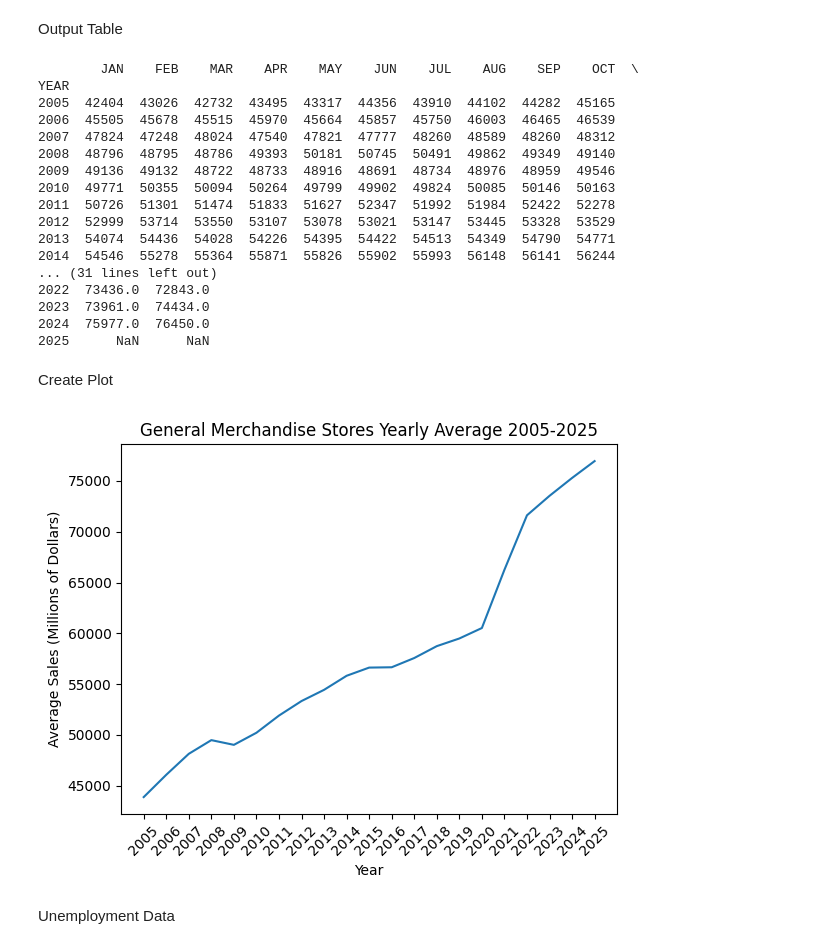
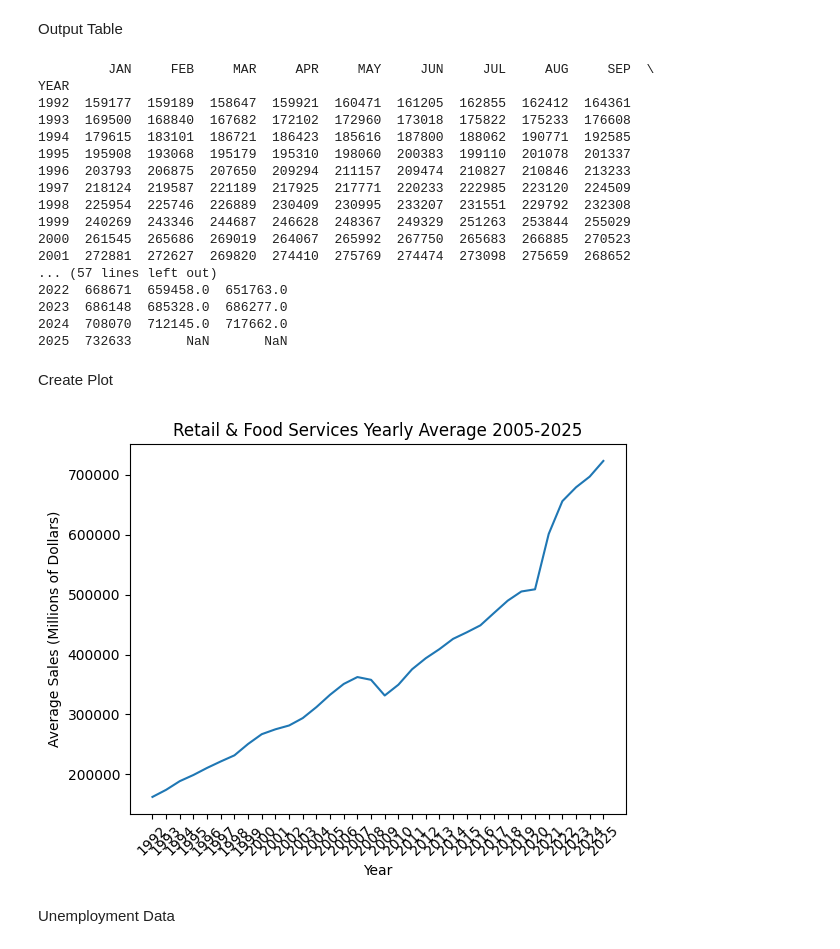
Before and after one commit to AjwadIbnSwalehin/retail-macro-forecasting, a Jupyter notebook: notebooks/general_merchandise.ipynb, the cells around one changed output. Drawn from its saved outputs; the diff is of its cells as text; code cells hidden in the pictures.

```diff
--- a/notebooks/general_merchandise.ipynb
+++ b/notebooks/general_merchandise.ipynb
@@ -17,41 +17,41 @@ from src.analysis_utils import compute_yearly_averages, fit_polynomial_models
 Output Table
 # %%
 # Change the path to what suits your machine
-df = pd.read_csv('../data/general_merchandise_stores_adjusted.csv', index_col = 0)
+df = pd.read_csv('../data/retail_and_food_services_adjusted.csv', index_col = 0)
 print(df)
 # %% [output]
-        JAN    FEB    MAR    APR    MAY    JUN    JUL    AUG    SEP    OCT  \
+         JAN     FEB     MAR     APR     MAY     JUN     JUL     AUG     SEP  \
 YEAR
-2005  42404  43026  42732  43495  43317  44356  43910  44102  44282  45165
-2006  45505  45678  45515  45970  45664  45857  45750  46003  46465  46539
-2007  47824  47248  48024  47540  47821  47777  48260  48589  48260  48312
-2008  48796  48795  48786  49393  50181  50745  50491  49862  49349  49140
-2009  49136  49132  48722  48733  48916  48691  48734  48976  48959  49546
-2010  49771  50355  50094  50264  49799  49902  49824  50085  50146  50163
-2011  50726  51301  51474  51833  51627  52347  51992  51984  52422  52278
-2012  52999  53714  53550  53107  53078  53021  53147  53445  53328  53529
-2013  54074  54436  54028  54226  54395  54422  54513  54349  54790  54771
-2014  54546  55278  55364  55871  55826  55902  55993  56148  56141  56244
-... (31 lines left out)
-2022  73436.0  72843.0
-2023  73961.0  74434.0
-2024  75977.0  76450.0
-2025      NaN      NaN
+1992  159177  159189  158647  159921  160471  161205  162855  162412  164361
+1993  169500  168840  167682  172102  172960  173018  175822  175233  176608
+1994  179615  183101  186721  186423  185616  187800  188062  190771  192585
+1995  195908  193068  195179  195310  198060  200383  199110  201078  201337
+1996  203793  206875  207650  209294  211157  209474  210827  210846  213233
+1997  218124  219587  221189  217925  217771  220233  222985  223120  224509
+1998  225954  225746  226889  230409  230995  233207  231551  229792  232308
+1999  240269  243346  244687  246628  248367  249329  251263  253844  255029
+2000  261545  265686  269019  264067  265992  267750  265683  266885  270523
+2001  272881  272627  269820  274410  275769  274474  273098  275659  268652
+... (57 lines left out)
+2022  668671  659458.0  651763.0
+2023  686148  685328.0  686277.0
+2024  708070  712145.0  717662.0
+2025  732633       NaN       NaN
 # %% [markdown]
 Create Plot
 # %%
 yearly_averages = compute_yearly_averages(df)
 
 plt.plot(df.index, yearly_averages)
-plt.title("General Merchandise Stores Yearly Average 2005-2025")
+plt.title("Retail & Food Services Yearly Average 2005-2025")
 plt.xlabel("Year")
 plt.ylabel("Average Sales (Millions of Dollars)")
-plt.xticks(np.arange(2005, 2026, step=1))
+plt.xticks(np.arange(1992, 2026, step=1))
 plt.xticks(rotation = 45)
 
 plt.show()
 # %% [output]
-[figure, old version]
+[figure, new version]
 # %% [markdown]
 Unemployment Data
 # %%
```
Also changed, not shown: parts of 8 cells of this notebook, 1 other file.
